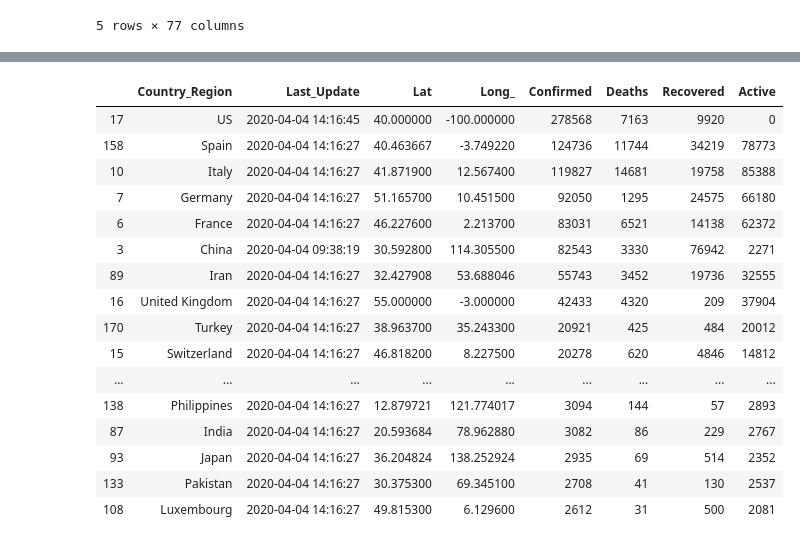
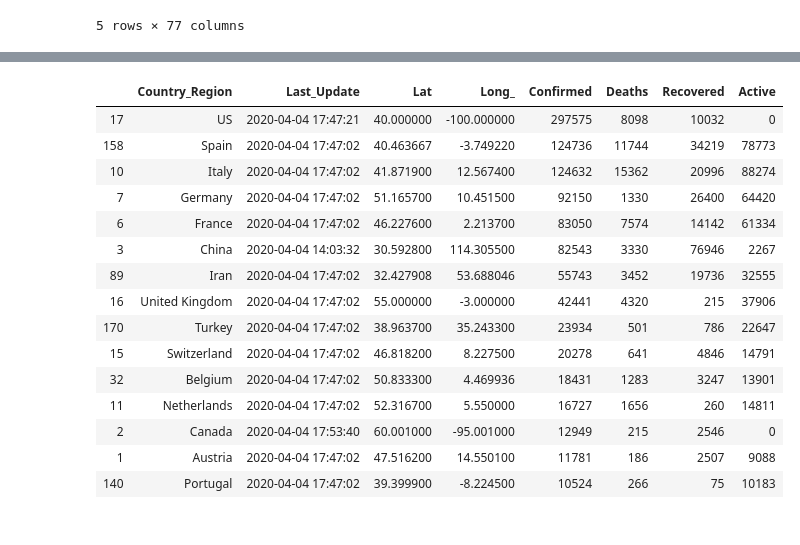
Before and after one commit to LobarBadalova/corona_virus_analysis, a Jupyter notebook: COV-ID_analysis_dashboard.ipynb, the cells around one changed output, grey strips where cells are left out. Cells and saved outputs as stored; diff of their text form; code cells hidden in the pictures.

```diff
--- a/COV-ID_analysis_dashboard.ipynb
+++ b/COV-ID_analysis_dashboard.ipynb
@@ -44,24 +44,23 @@ country_df.head()
 # %%
 sorted_countries=country_df.sort_values("Confirmed", ascending=False)
-sorted_countries.head(35)
+sorted_countries.head(15)
 # %% [output]
 |  | Country_Region | Last_Update | Lat | Long_ | Confirmed | Deaths | Recovered | Active |
-| 17 | US | 2020-04-04 14:16:45 | 40.000000 | -100.000000 | 278568 | 7163 | 9920 | 0 |
-| 158 | Spain | 2020-04-04 14:16:27 | 40.463667 | -3.749220 | 124736 | 11744 | 34219 | 78773 |
-| 10 | Italy | 2020-04-04 14:16:27 | 41.871900 | 12.567400 | 119827 | 14681 | 19758 | 85388 |
-| 7 | Germany | 2020-04-04 14:16:27 | 51.165700 | 10.451500 | 92050 | 1295 | 24575 | 66180 |
-| 6 | France | 2020-04-04 14:16:27 | 46.227600 | 2.213700 | 83031 | 6521 | 14138 | 62372 |
-| 3 | China | 2020-04-04 09:38:19 | 30.592800 | 114.305500 | 82543 | 3330 | 76942 | 2271 |
-| 89 | Iran | 2020-04-04 14:16:27 | 32.427908 | 53.688046 | 55743 | 3452 | 19736 | 32555 |
-| 16 | United Kingdom | 2020-04-04 14:16:27 | 55.000000 | -3.000000 | 42433 | 4320 | 209 | 37904 |
-| 170 | Turkey | 2020-04-04 14:16:27 | 38.963700 | 35.243300 | 20921 | 425 | 484 | 20012 |
-| 15 | Switzerland | 2020-04-04 14:16:27 | 46.818200 | 8.227500 | 20278 | 620 | 4846 | 14812 |
-| ... | ... | ... | ... | ... | ... | ... | ... | ... |
-| 138 | Philippines | 2020-04-04 14:16:27 | 12.879721 | 121.774017 | 3094 | 144 | 57 | 2893 |
-| 87 | India | 2020-04-04 14:16:27 | 20.593684 | 78.962880 | 3082 | 86 | 229 | 2767 |
-| 93 | Japan | 2020-04-04 14:16:27 | 36.204824 | 138.252924 | 2935 | 69 | 514 | 2352 |
-| 133 | Pakistan | 2020-04-04 14:16:27 | 30.375300 | 69.345100 | 2708 | 41 | 130 | 2537 |
-| 108 | Luxembourg | 2020-04-04 14:16:27 | 49.815300 | 6.129600 | 2612 | 31 | 500 | 2081 |
+| 17 | US | 2020-04-04 17:47:21 | 40.000000 | -100.000000 | 297575 | 8098 | 10032 | 0 |
+| 158 | Spain | 2020-04-04 17:47:02 | 40.463667 | -3.749220 | 124736 | 11744 | 34219 | 78773 |
+| 10 | Italy | 2020-04-04 17:47:02 | 41.871900 | 12.567400 | 124632 | 15362 | 20996 | 88274 |
+| 7 | Germany | 2020-04-04 17:47:02 | 51.165700 | 10.451500 | 92150 | 1330 | 26400 | 64420 |
+| 6 | France | 2020-04-04 17:47:02 | 46.227600 | 2.213700 | 83050 | 7574 | 14142 | 61334 |
+| 3 | China | 2020-04-04 14:03:32 | 30.592800 | 114.305500 | 82543 | 3330 | 76946 | 2267 |
+| 89 | Iran | 2020-04-04 17:47:02 | 32.427908 | 53.688046 | 55743 | 3452 | 19736 | 32555 |
+| 16 | United Kingdom | 2020-04-04 17:47:02 | 55.000000 | -3.000000 | 42441 | 4320 | 215 | 37906 |
+| 170 | Turkey | 2020-04-04 17:47:02 | 38.963700 | 35.243300 | 23934 | 501 | 786 | 22647 |
+| 15 | Switzerland | 2020-04-04 17:47:02 | 46.818200 | 8.227500 | 20278 | 641 | 4846 | 14791 |
+| 32 | Belgium | 2020-04-04 17:47:02 | 50.833300 | 4.469936 | 18431 | 1283 | 3247 | 13901 |
+| 11 | Netherlands | 2020-04-04 17:47:02 | 52.316700 | 5.550000 | 16727 | 1656 | 260 | 14811 |
+| 2 | Canada | 2020-04-04 17:53:40 | 60.001000 | -95.001000 | 12949 | 215 | 2546 | 0 |
+| 1 | Austria | 2020-04-04 17:47:02 | 47.516200 | 14.550100 | 11781 | 186 | 2507 | 9088 |
+| 140 | Portugal | 2020-04-04 17:47:02 | 39.399900 | -8.224500 | 10524 | 266 | 75 | 10183 |
 # %%
 fig= px.scatter(sorted_countries.head(10), x="Country_Region", y="Confirmed",size='Confirmed', color="Country_Region", hover_name="Country_Region", size_max=60)
 fig.show()
```
Also changed, not shown: parts of 5 cells of this notebook.
